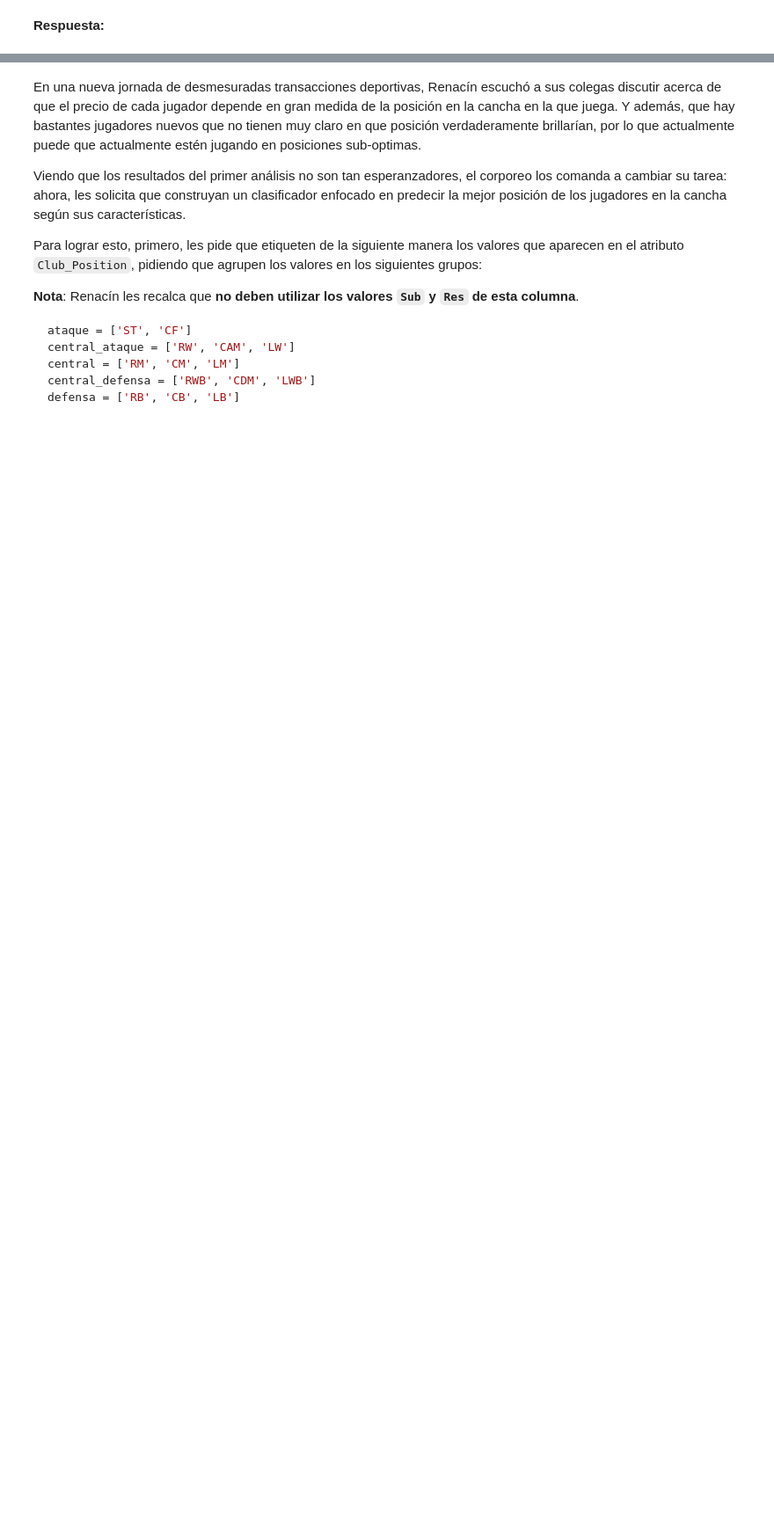
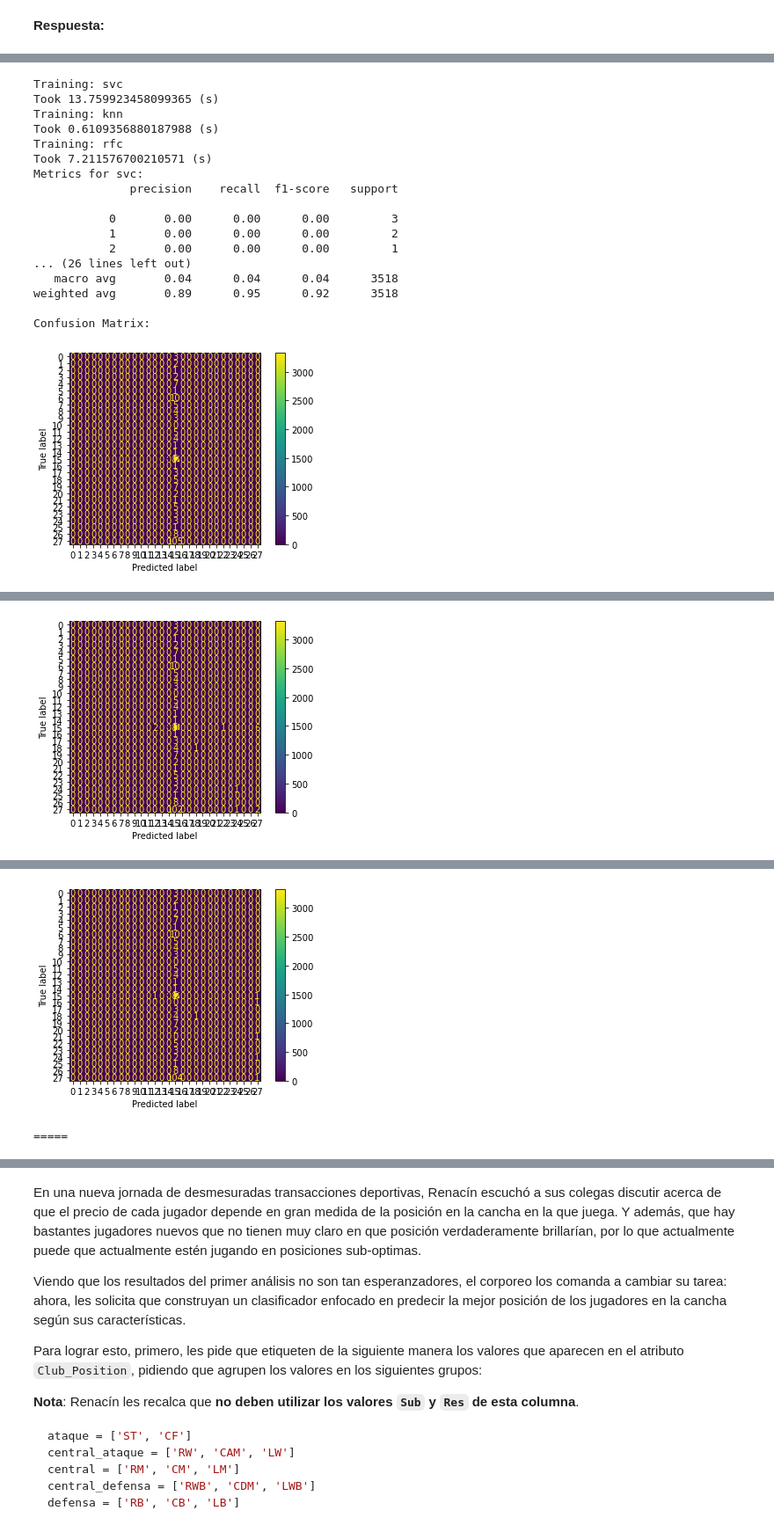
Before and after one commit to stepp1/MDS7202-2021, a Jupyter notebook: lab07/Laboratorio7.ipynb, the cells around one changed output, grey strips where cells are left out. Shown at 88% size. Cells and saved outputs as stored; diff of their text form; code cells hidden in the pictures; blank space fills up the shorter version.

```diff
--- a/lab07/Laboratorio7.ipynb
+++ b/lab07/Laboratorio7.ipynb
@@ -194,0 +281,30 @@ Con ella, comente y justifique cada una de las decisiones tomadas al momento de
+# %%
+### Código aquí ###
+feats_clean = ["Height", "Weight", "Reactions", "Composure", "Strength", "Balance", "Jumping"]
+
+feats_outlier = ["Ball_Control", "Dribbling",  "Aggression", "Vision", \
+                 "Crossing", "Short_Pass", "Long_Pass", "Acceleration", \
+                 "Speed", "Stamina", "Agility", "Shot_Power", "Penalties"]
+
+feats_uniform = ["Finishing", "Long_Shots", "Curve", "Freekick_Accuracy", "Volleys"]
+
+feats_twomeans = [
+    "Marking",
+    "Sliding_Tackle", # only one tackle due to high correlation
+    "Interceptions",
+    "Heading"
+]
+
+feats_categorical = ["Work_Rate", "Preffered_Foot"]
+feats_categorical_num = ["Weak_foot", "Skill_Moves"]
+
+
+preprocess_cols = ColumnTransformer(
+    transformers=[
+        ("clean_scaler", Pipeline([
+            ("minmax", MinMaxScaler()),
+            ("standarize", StandardScaler())
+        ]), feats_clean),
+        ("outlier_scaler", PowerTransformer(), feats_outlier + feats_twomeans + feats_uniform),
+        ("encoder_cat", OneHotEncoder(), feats_categorical + feats_categorical_num)
+])
@@ -229,0 +472,34 @@ Comente de resultados observados y si es posible mejorar los resultados.
+# %%
+X_cols_num = feats_clean + feats_outlier + feats_twomeans + feats_uniform
+X_cols_cat = feats_categorical + feats_categorical_num
+y_cols = ["National_Position"]
+
+# we assume that nans are due to not being selected to play on the National Team
+X_df, y_df = df_players[X_cols_num + X_cols_cat], df_players[y_cols].National_Position.fillna('NO_POS')
+
+train_test_d, y_enc = make_train_test(X_df, y_df)
+
+clf_pipes = make_clf_pipes()
+
+clf_pipes = train_pipes(train_test_d, clf_pipes)
+
+clf_pipes = test_pipes(train_test_d, clf_pipes, kind="clf")
+# %% [output]
+Training: svc
+Took 13.759923458099365 (s)
+Training: knn
+Took 0.6109356880187988 (s)
+Training: rfc
+Took 7.211576700210571 (s)
+Metrics for svc:
+              precision    recall  f1-score   support
+
+           0       0.00      0.00      0.00         3
+           1       0.00      0.00      0.00         2
+           2       0.00      0.00      0.00         1
+... (26 lines left out)
+   macro avg       0.04      0.04      0.04      3518
+weighted avg       0.89      0.95      0.92      3518
+
+Confusion Matrix:
+[figure, added]
@@ -229,0 +523 @@ Comente de resultados observados y si es posible mejorar los resultados.
+[figure, added]
@@ -229,0 +541,2 @@ Comente de resultados observados y si es posible mejorar los resultados.
+[figure, added]
+=====
```
Also changed, not shown: parts of 32 cells of this notebook.
